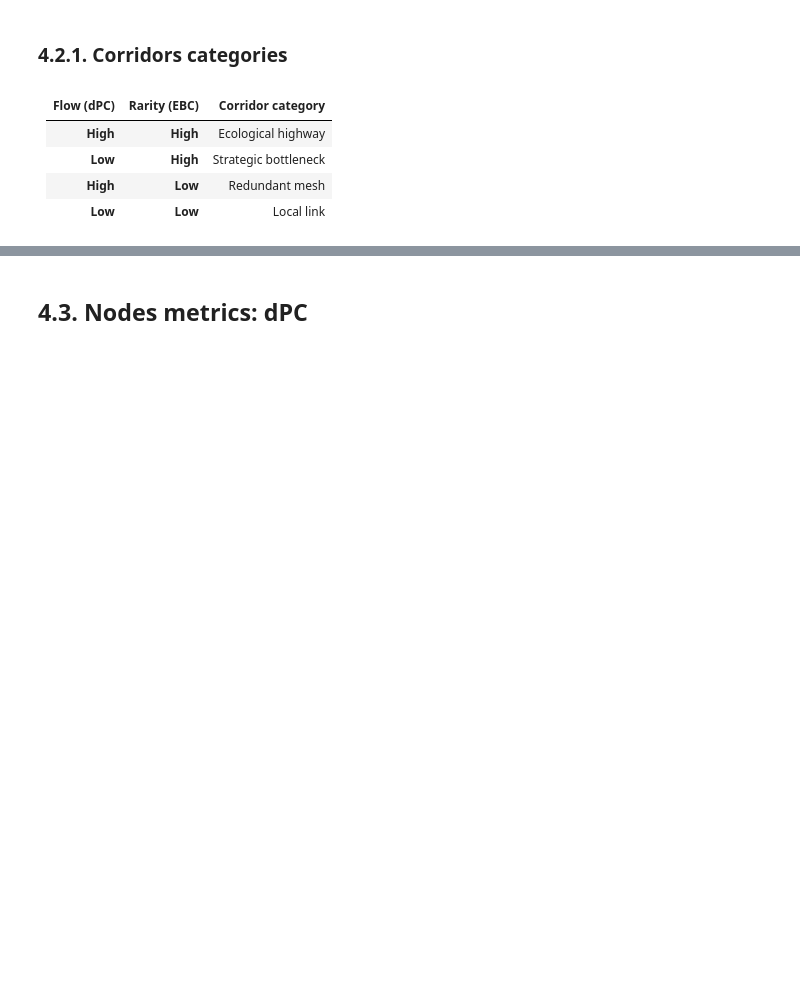
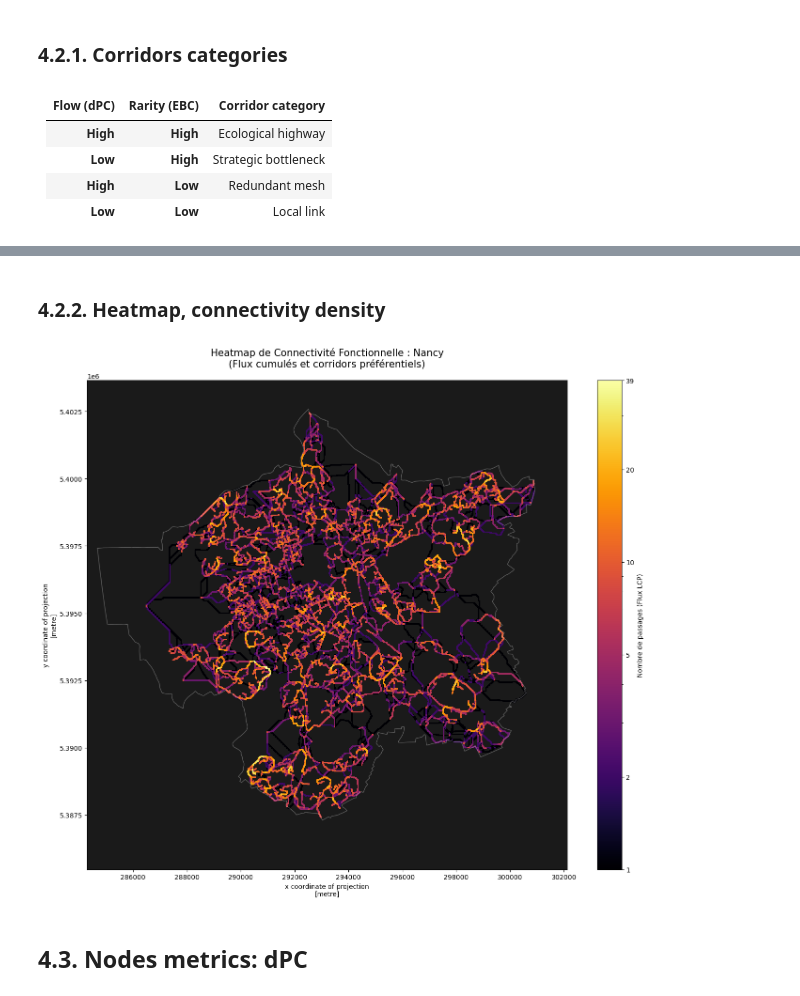
Before and after one commit to marion-billy/urbiverde_ivb, a Jupyter notebook: corridor_project/nancy_prod.ipynb, the cells around one changed output, grey strips where cells are left out. Saved outputs shown, nothing was run; the diff lists cells and outputs as text; code cells hidden in the pictures; blank space fills up the shorter version.

```diff
--- a/corridor_project/nancy_prod.ipynb
+++ b/corridor_project/nancy_prod.ipynb
@@ -157,3 +160,46 @@ gdf_lcp = conn.classify_and_plot_corridors(gdf_lcp, aoi_utm, 0.75)
+# %% [markdown]
+### 4.2.2. Heatmap, connectivity density
+# %%
+da_heatmap = conn.lcp_heatmap(gdf_lcp, aoi_utm, res=10, crs_utm=utm_epsg)
+# da_heatmap.rio.to_raster(f"{OUTPUT_DIR}/heatmap_lcp_{CITY}.tif")
+# %%
+import matplotlib.pyplot as plt
+import matplotlib.colors as colors
+from matplotlib.ticker import ScalarFormatter
+from scipy import ndimage
+
+# On dilate la heatmap de qq pixels pour rendre les corridors plus "épais" visuellement
+dilated_data = ndimage.maximum_filter(da_heatmap.values, size=3)
+da_heatmap_thick = da_heatmap.copy(data=dilated_data)
+
+fig, ax = plt.subplots(figsize=(14, 12))
+ax.set_facecolor('#1a1a1a')
+
+# On masque les 0 pour qu'ils ne tirent pas l'échelle vers le bas
+heatmap_plot = da_heatmap_thick.where(da_heatmap_thick > 0)
+
+vmax = int(da_heatmap_thick.max())
+im = heatmap_plot.plot(
+    ax=ax,
+    cmap='inferno',
+    norm=colors.LogNorm(vmin=1, vmax=vmax),
+    add_colorbar=True,
+    cbar_kwargs={
+        'label': 'Nombre de passages (Flux LCP)',
+        'format': ScalarFormatter(),
+        'ticks': [1, 2, 5, 10, 20, vmax]
+    }
+)
+
+# On ajoute l'AOI pour les limites de la ville
+aoi_utm.plot(ax=ax, facecolor="none", edgecolor="white", alpha=0.3)
+
+plt.title(f"Heatmap de Connectivité Fonctionnelle : {CITY}\n(Flux cumulés et corridors préférentiels)", fontsize=15, pad=20)
+plt.axis('equal')
+plt.tight_layout()
+plt.show()
+# %% [output]
+[figure, added]
 # %% [markdown]
 ## 4.3. Nodes metrics: dPC
 # %% [markdown]
```
Also changed, not shown: parts of 17 cells of this notebook.
